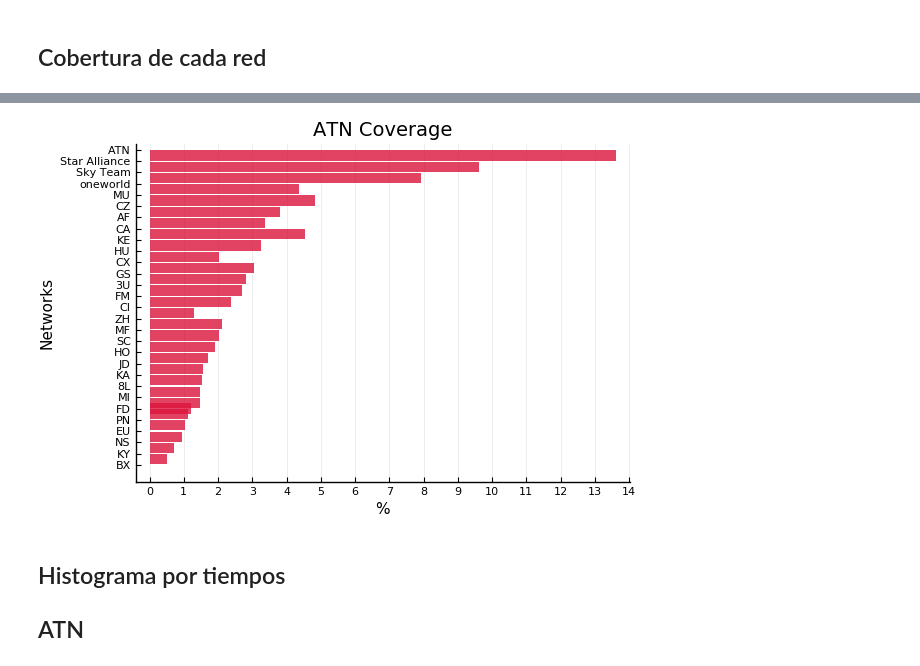
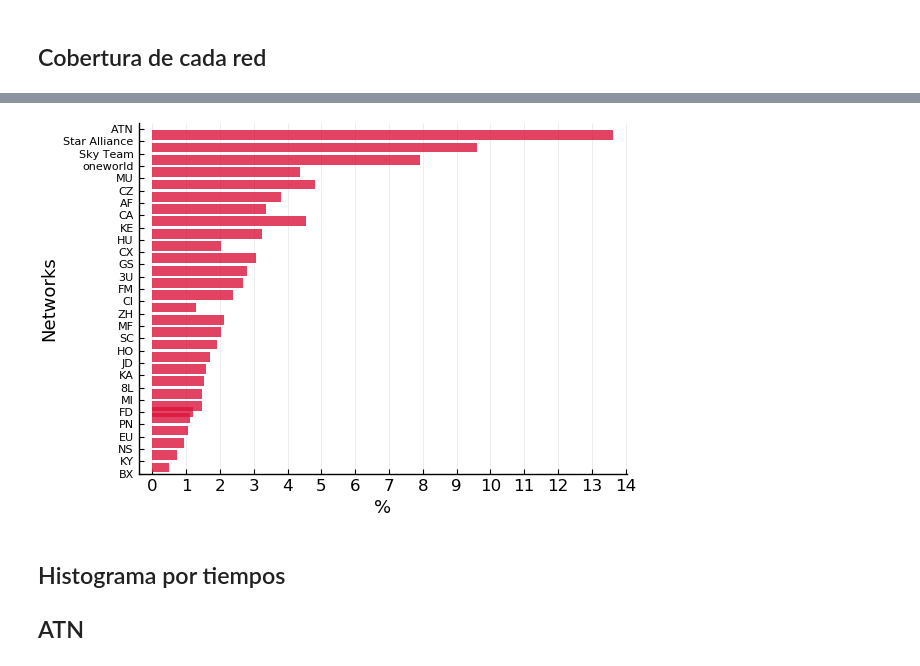
Before and after one commit to Yuriyama/Coronavirus, a Jupyter notebook: Graficas.ipynb, the cells around one changed output, grey strips where cells are left out. Saved outputs shown, nothing was run; the diff lists cells and outputs as text; code cells hidden in the pictures.

```diff
--- a/Graficas.ipynb
+++ b/Graficas.ipynb
@@ -323,36 +336,42 @@ porc = convert(Array{Float64,1}, porc);
 # %%
 # COBERTURA DE CADA RED
 
 aerolinea_red = ["ATN", "Star Alliance", "Sky Team", "oneworld", "MU", "CZ", "AF", "CA", "KE",
     "HU", "CX", "GS", "3U", "FM", "CI", "ZH", "MF", "SC", "HO", "JD", "KA", "8L", "MI", "FD",
     "FD", "PN", "EU", "NS", "KY", "BX"] #lista_aerolineas[2:end]
 #@show aerolinea_red
 cobertura_red = porc #coberturas_wuh
 #@show cobertura_red
 
 graph = bar(aerolinea_red, cobertura_red,
-    bar_width = 0.9,
+    bar_width = 0.8,
+    #nbins = 0:1:30,
     orientation = :h,
     fillcolor = :crimson,
     alpha = 0.8,
     grid = :x,
     #markersize = 3,
     linealpha = 0,
-    title = "ATN Coverage",
+    #title = "ATN Coverage",
     xlabel = "%",
     ylabel = "Networks",
     xticks = 0:1:15,
     yticks = :all,
+    xtickfont = font(12, "Courier"),
+    #ytickfont = font(12, "Courier"),
+    guidefontsize = 13,
+    #align = "center",
     #tickfonthalign = :hcenter,
     #tickfontvalign = :center,
-    yflip=true,
+    yflip = true,
     #tick_direction = :out,
     legend = :none,
     xrotation = 0,
     #xlims = (-10,250), #obtener límites
-    ylims = (0,30)) #obtener límites
+    ylims = (0,25)) #obtener límites
+#Plots.histogram(..., nbins = -10:0.1:10)
 # %% [output]
-[figure, old version]
+[figure, new version]
 # %% [markdown]
 ## Histograma por tiempos
 ## ATN
```
Also changed, not shown: parts of 4 cells of this notebook, 1 other file.
